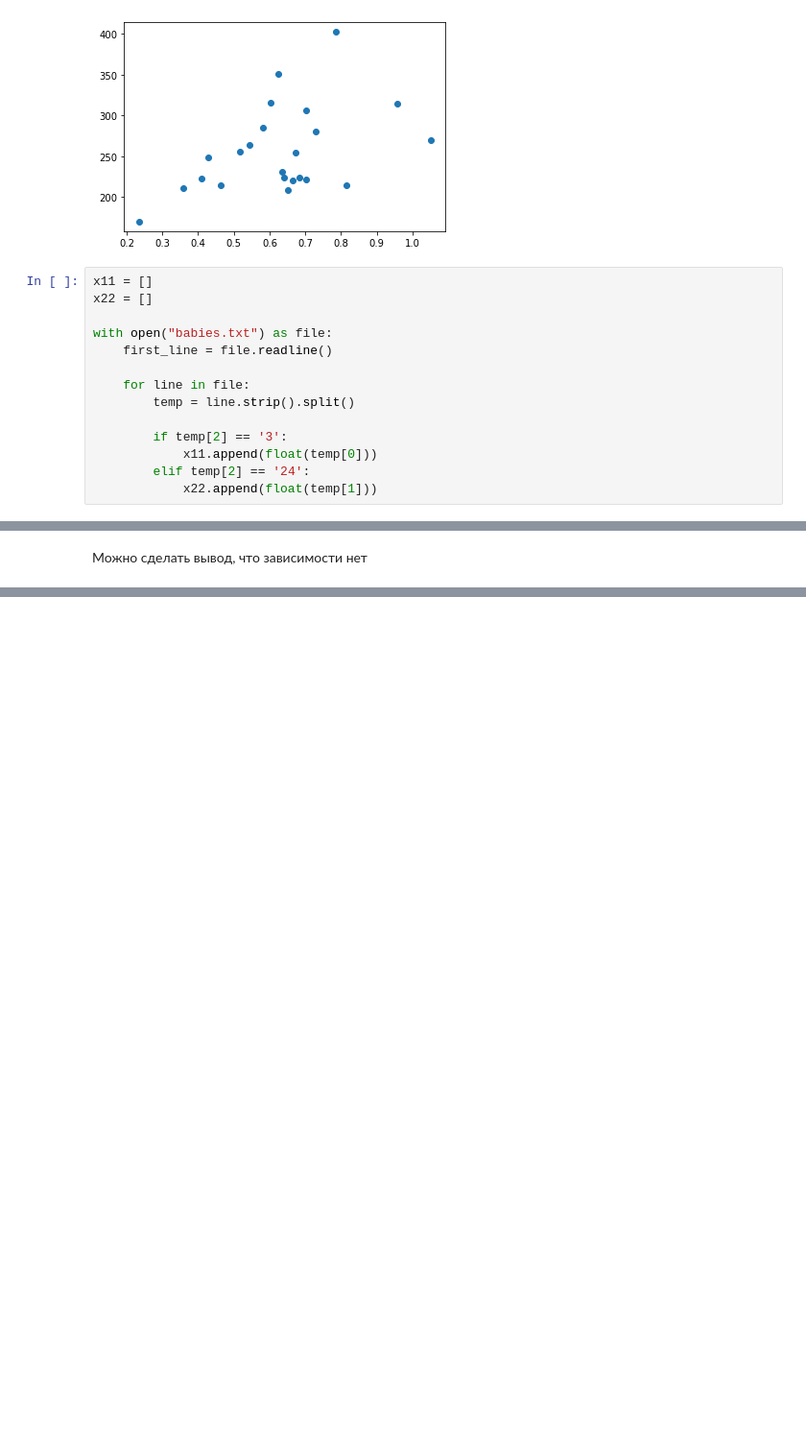
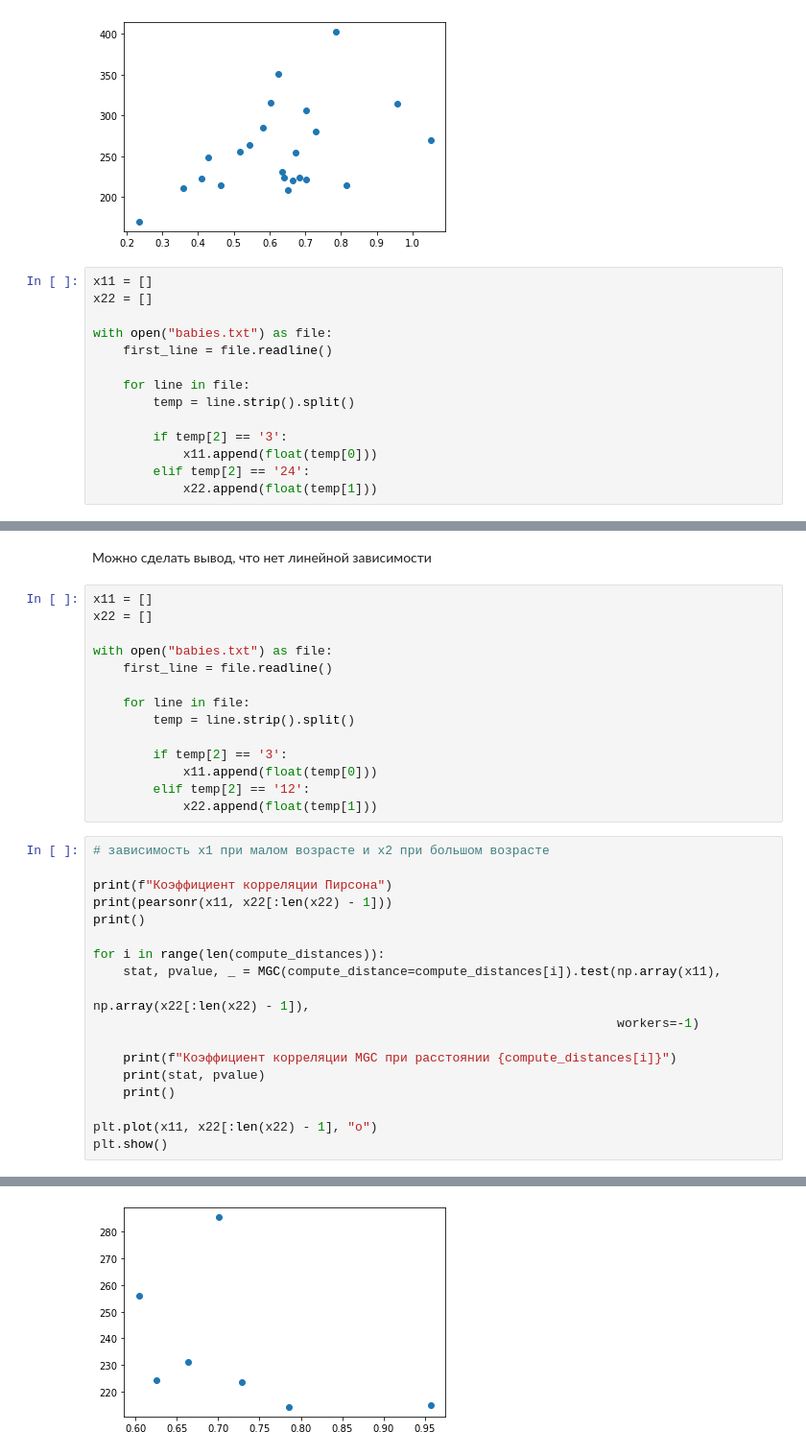
Before and after one commit to IvanBo4kov/data-analysis-fsr, a Jupyter notebook: homework_3/homework_3.ipynb, the cells around one changed output, grey strips where cells are left out. Shown: that part at 96% size. Drawn from its saved outputs; the diff is of its cells as text; blank space fills up the shorter version.

```diff
--- a/homework_3/homework_3.ipynb
+++ b/homework_3/homework_3.ipynb
@@ -463,3 +494,36 @@ plt.show()
 [figure]
 # %% [markdown]
-Можно сделать вывод, что зависимости нет
+Можно сделать вывод, что нет линейной зависимости
+# %%
+x11 = []
+x22 = []
+
+with open("babies.txt") as file:
+    first_line = file.readline()
+
+    for line in file:
+        temp = line.strip().split()
+
+        if temp[2] == '3':
+            x11.append(float(temp[0]))
+        elif temp[2] == '12':
+            x22.append(float(temp[1]))
+# %%
+# зависимость x1 при малом возрасте и x2 при большом возрасте
+
+print(f"Коэффициент корреляции Пирсона")
+print(pearsonr(x11, x22[:len(x22) - 1]))
+print()
+
+for i in range(len(compute_distances)):
+    stat, pvalue, _ = MGC(compute_distance=compute_distances[i]).test(np.array(x11),
+                                                                      np.array(x22[:len(x22) - 1]),
+                                                                      workers=-1)
+
+    print(f"Коэффициент корреляции MGC при расстоянии {compute_distances[i]}")
+    print(stat, pvalue)
+    print()
+
+plt.plot(x11, x22[:len(x22) - 1], "o")
+plt.show()
+# %% [output]
@@ -465,0 +550 @@ plt.show()
+[figure, added]
```
Also changed, not shown: parts of 38 cells of this notebook.
